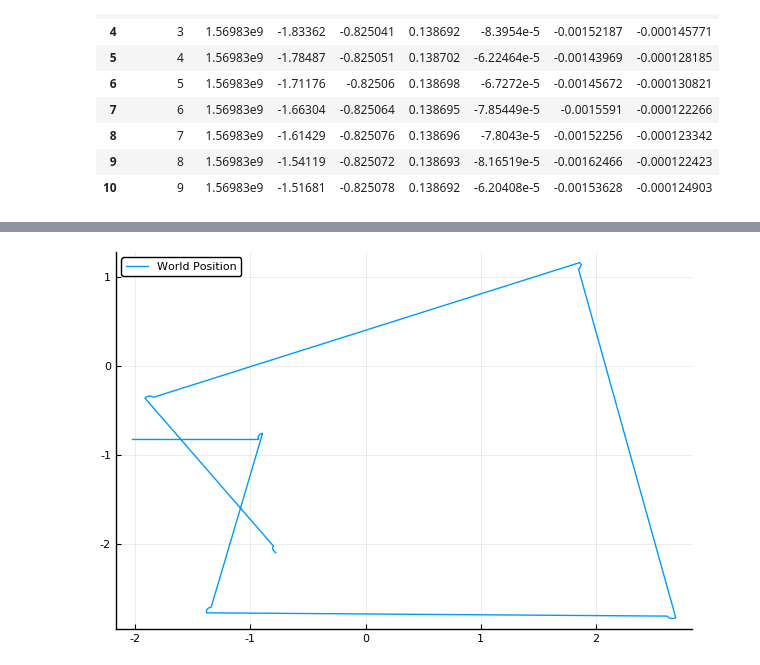
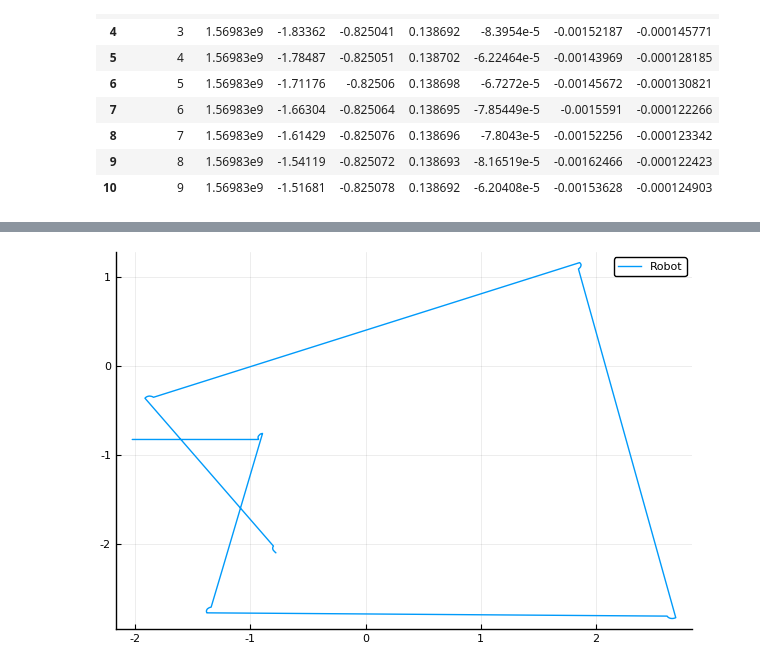
Before and after one commit to cirocavani/MO651-Robotics, a Jupyter notebook: workspace/P1/P3DX Sensor Analysis.ipynb, the cells around one changed output, grey strips where cells are left out. Saved outputs shown, nothing was run; the diff lists cells and outputs as text; code cells hidden in the pictures.

```diff
--- a/workspace/P1/P3DX Sensor Analysis.ipynb
+++ b/workspace/P1/P3DX Sensor Analysis.ipynb
@@ -31,4 +59,4 @@ first(sensor_data, 10)
 # %%
-@df sensor_data plot(:x, :y, label="World Position")
+@df sensor_data plot(:x, :y, label="Robot")
 # %% [output]
-[figure, old version]
+[figure, new version]
```
Also changed, not shown: parts of 13 cells of this notebook.
